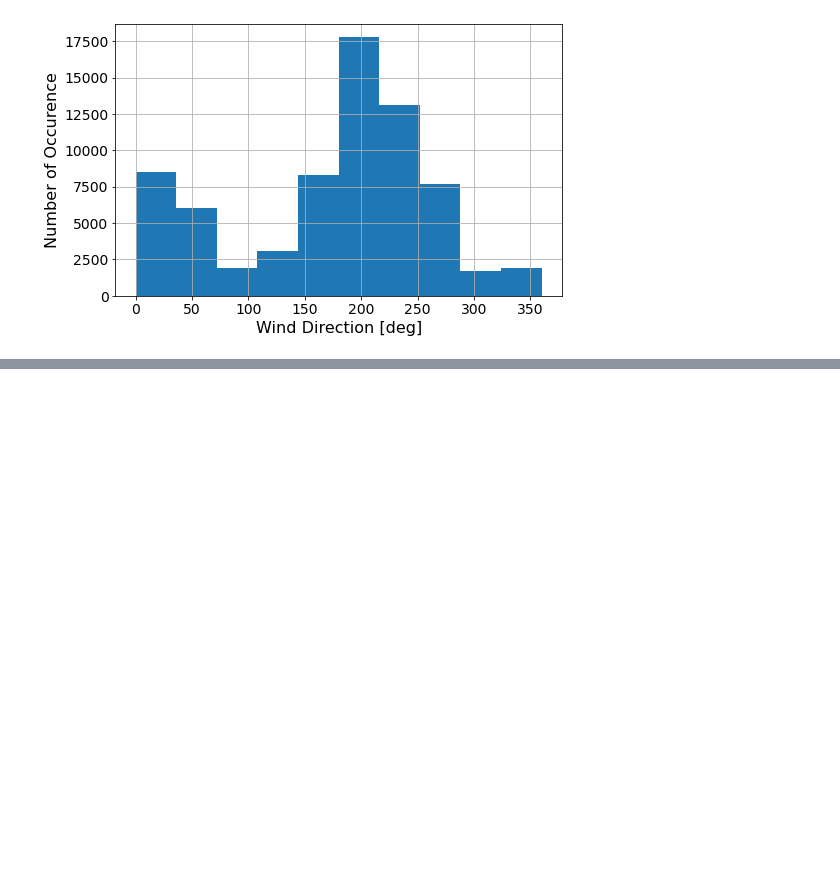
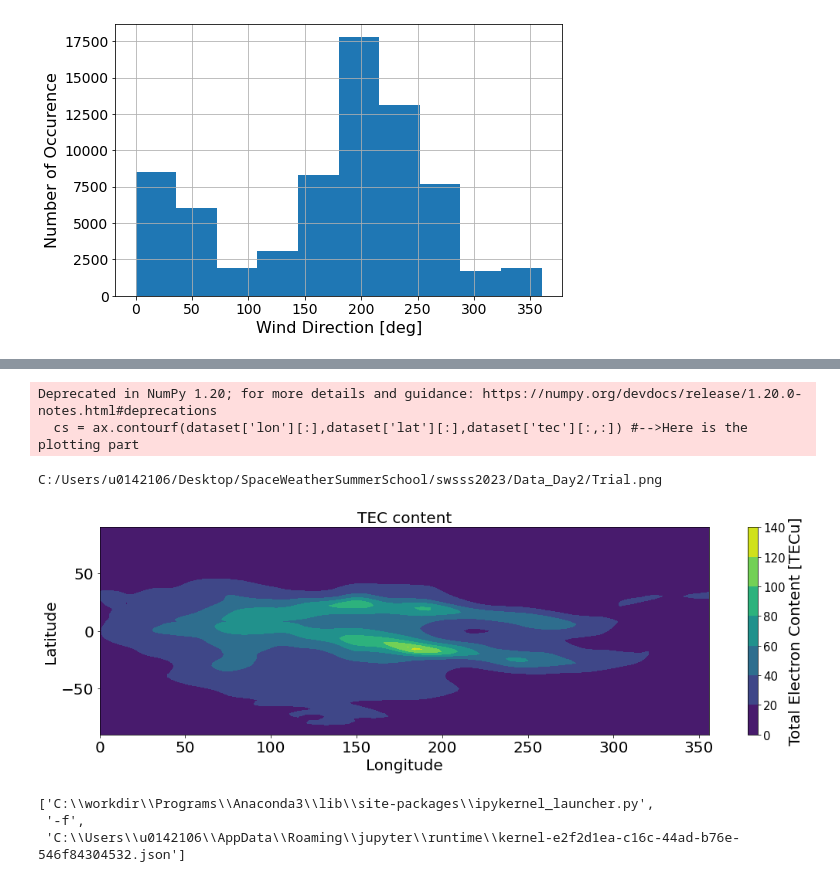
Before and after one commit to NiemelaAntonio/swsss2023, a Jupyter notebook: Day4_SWSS.ipynb, the cells around one changed output, grey strips where cells are left out. Drawn from its saved outputs; the diff is of its cells as text; code cells hidden in the pictures; blank space fills up the shorter version.

Commit message:
Day 4 full jupyternotebook

```diff
--- a/Day4_SWSS.ipynb
+++ b/Day4_SWSS.ipynb
@@ -230,0 +246,22 @@ plt.grid()
+# %%
+#plt.contourf(dataset['tec'])
+print(np.shape(dataset['tec']))
+#print(dataset['tec'][0])
+#print(np.shape(dataset['lat']))
+dataset['lat'][:]
+
+for vars in dataset.variables:
+    print(vars)
+'''
+fig, (ax) = plt.subplots(1, figsize=(15, 5), sharex=True)
+
+cs = ax.contourf(dataset['lon'][:],dataset['lat'][:],dataset['tec'][:,:])
+ax.set_title('TEC content', fontsize=20)
+ax.set_ylabel("Latitude", fontsize=20)
+ax.tick_params(axis = 'both', which = 'major', labelsize = 20)
+# Make a colorbar for the ContourSet returned by the contourf call.
+cbar = fig.colorbar(cs,ax=ax)
+cbar.ax.set_ylabel('Total Electron Content [TECu]', fontsize=20)
+cbar.ax.tick_params(labelsize=15)
+ax.set_xlabel("Longitude", fontsize=20)
+'''
@@ -230,0 +362,30 @@ plt.grid()
+# %%
+def TEC_savefig(Path_to_Dataset,Path_to_save,Name_Fig):
+    """
+    This function takes a path to a netCDF file and plots it
+    __autor__ = 'Antonio Niemela'
+    __email__ = 'asdf@outlook.com'
+
+
+    Path_to_Dataset   --> This is the whole path to the netCDF file
+
+    """
+    a = Plot_tec(Path_to_Dataset)
+    print(Path_to_save+Name_Fig)
+    plt.savefig(Path_to_save+str(Name_Fig),facecolor ='white',dpi = 100,edgecolor ='auto',pad_inches=0.1)
+# %%
+TEC_savefig('C:/Users/u0142106/Desktop/SpaceWeatherSummerSchool/swsss2023/Data_Day2/wfs.t06z.ipe05.20230724_060500.nc',
+            'C:/Users/u0142106/Desktop/SpaceWeatherSummerSchool/swsss2023/Data_Day2/',
+           'Trial.png')
+# %% [output]
+Deprecated in NumPy 1.20; for more details and guidance: https://numpy.org/devdocs/release/1.20.0-notes.html#deprecations
+  cs = ax.contourf(dataset['lon'][:],dataset['lat'][:],dataset['tec'][:,:]) #-->Here is the plotting part
+C:/Users/u0142106/Desktop/SpaceWeatherSummerSchool/swsss2023/Data_Day2/Trial.png
+[figure, added]
+# %%
+import sys
+sys.argv
+# %% [output]
+['C:\\workdir\\Programs\\Anaconda3\\lib\\site-packages\\ipykernel_launcher.py',
+ '-f',
+ 'C:\\Users\\u0142106\\AppData\\Roaming\\jupyter\\runtime\\kernel-e2f2d1ea-c16c-44ad-b76e-546f84304532.json']
```
Also changed, not shown: parts of 10 cells of this notebook.
